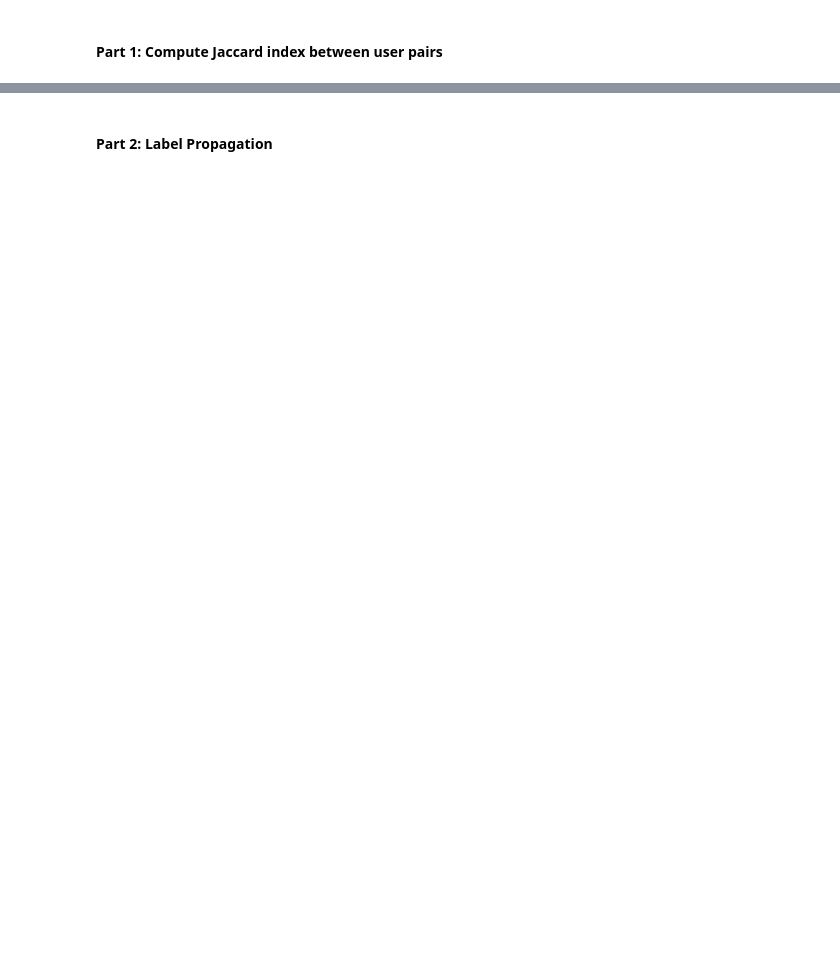
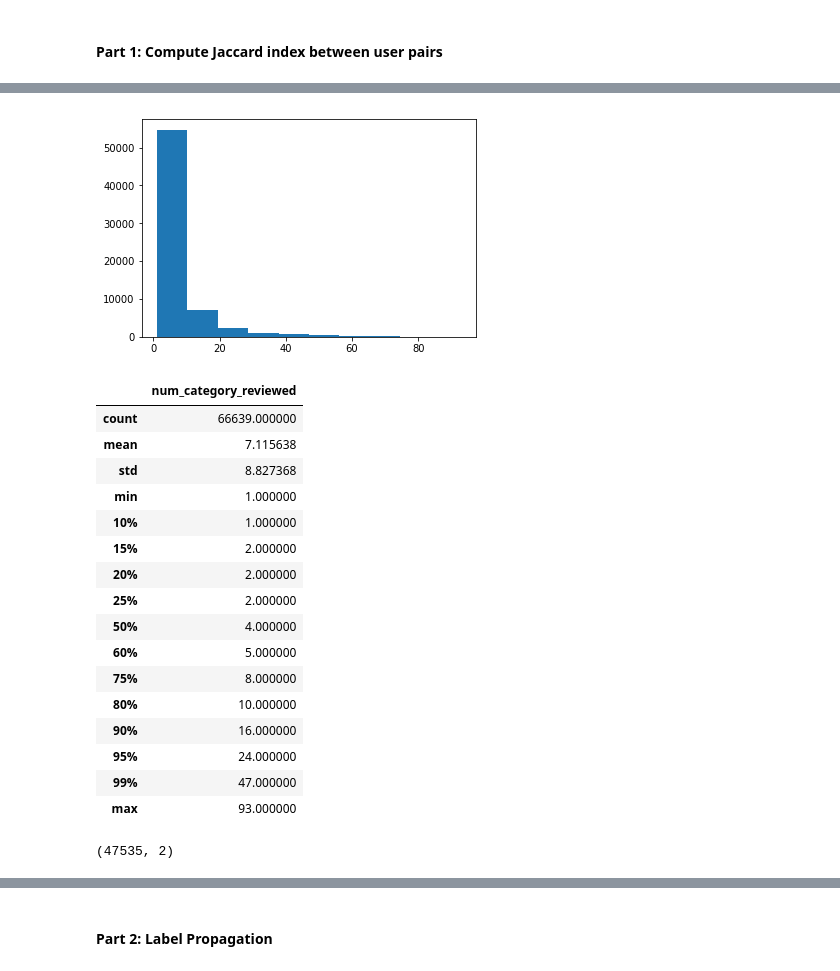
Before and after one commit to neo4j-contrib/neo4j-data-science-yelp, a Jupyter notebook: notebooks/neo4j_yelp_02_community_detection.ipynb, the cells around one changed output, grey strips where cells are left out. Drawn from its saved outputs; the diff is of its cells as text; code cells hidden in the pictures; blank space fills up the shorter version.

```diff
--- a/notebooks/neo4j_yelp_02_community_detection.ipynb
+++ b/notebooks/neo4j_yelp_02_community_detection.ipynb
@@ -62,0 +63,14 @@ Wall time: 38.6 ms
+# %%
+%%time
+
+# get distribution of number of categories reviewed by user
+query = """
+        MATCH (u:User)-[r:REVIEWED_CATEGORY]->()
+        RETURN u.id as id, COUNT(r) as num_category_reviewed
+        """
+
+with driver.session() as session:
+    result = session.run(query)
+
+result_df = pd.DataFrame([dict(record) for record in result])
+display(result_df.head())
@@ -62,0 +86,27 @@ Wall time: 38.6 ms
+# %%
+plt.hist(result_df['num_category_reviewed'])
+plt.show()
+display(result_df.describe(percentiles=[0.1,0.15,0.2,0.25,0.5,0.6,0.75,0.8,0.9,0.95,0.99]))
+# %% [output]
+[figure, added]
+|  | num_category_reviewed |
+| count | 66639.000000 |
+| mean | 7.115638 |
+| std | 8.827368 |
+| min | 1.000000 |
+| 10% | 1.000000 |
+| 15% | 2.000000 |
+| 20% | 2.000000 |
+| 25% | 2.000000 |
+| 50% | 4.000000 |
+| 60% | 5.000000 |
+| 75% | 8.000000 |
+| 80% | 10.000000 |
+| 90% | 16.000000 |
+| 95% | 24.000000 |
+| 99% | 47.000000 |
+| max | 93.000000 |
+# %%
+result_df[result_df.num_category_reviewed >= 3].shape
+# %% [output]
+(47535, 2)
```
Also changed, not shown: parts of 30 cells of this notebook.
